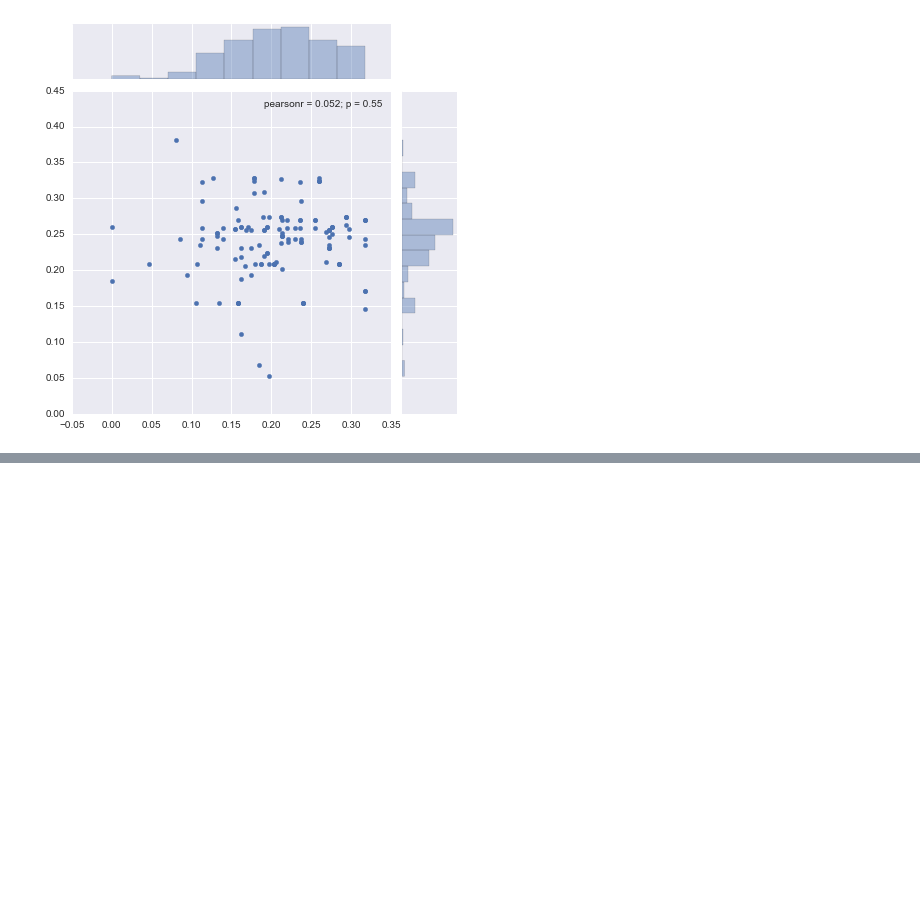
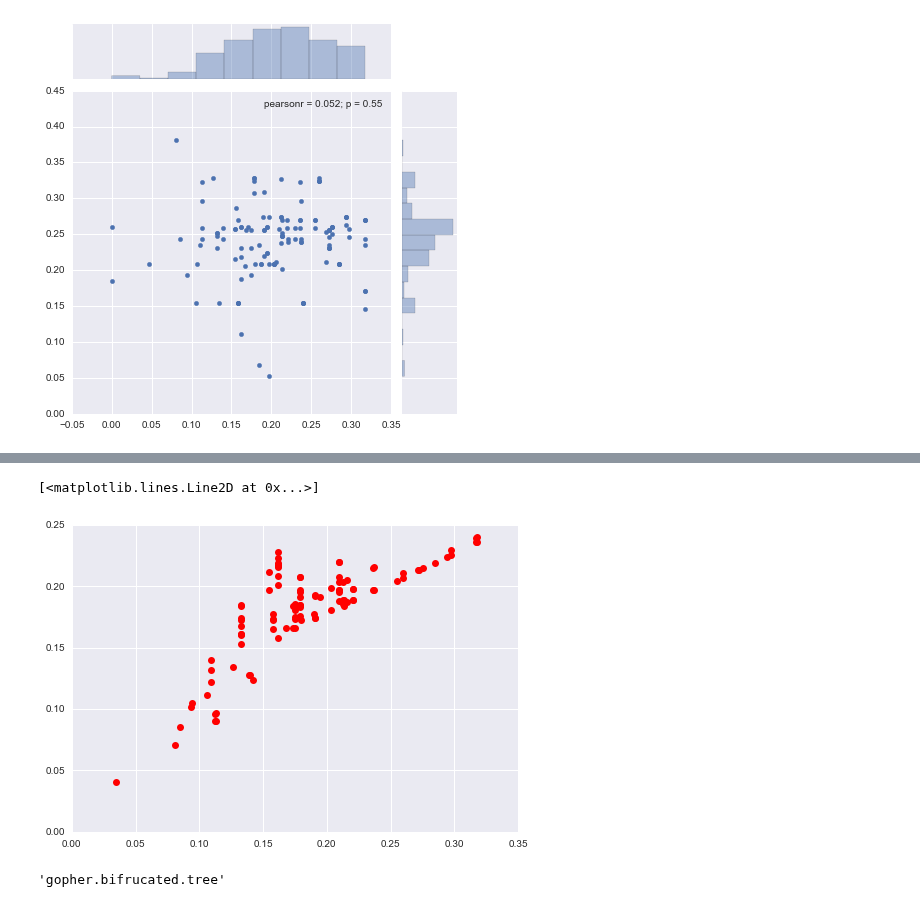
Before and after one commit to ryneches/SuchTree, a Jupyter notebook: data/gopher-louse/Gopher-Louse.ipynb, the cells around one changed output, grey strips where cells are left out. Saved outputs shown, nothing was run; the diff lists cells and outputs as text; code cells hidden in the pictures; blank space fills up the shorter version.

```diff
--- a/data/gopher-louse/Gopher-Louse.ipynb
+++ b/data/gopher-louse/Gopher-Louse.ipynb
@@ -116,0 +160,12 @@ seaborn.jointplot( result['TreeA'], result['TreeB'] )
+# %%
+d_st, d_sb = [],[]
+d = []
+for a,b in combinations( T1.leafs.keys(), 2 ) :
+    d.append( map( lambda x : T1.leafs[x], ( a, b ) ) )
+    A, B = map( d1.ids.index, [a,b] )
+    d_sb.append( d1[ A, B ] )
+d_st = T1.distances( array(d) )
+plot( d_st, d_sb, 'ro' )
+# %% [output]
+[<matplotlib.lines.Line2D at 0x...>]
+[figure, added]
@@ -116,0 +176,4 @@ seaborn.jointplot( result['TreeA'], result['TreeB'] )
+# %%
+t1.write( 'gopher.bifrucated.tree')
+# %% [output]
+'gopher.bifrucated.tree'
```
Also changed, not shown: parts of 9 cells of this notebook, 6 other files.
